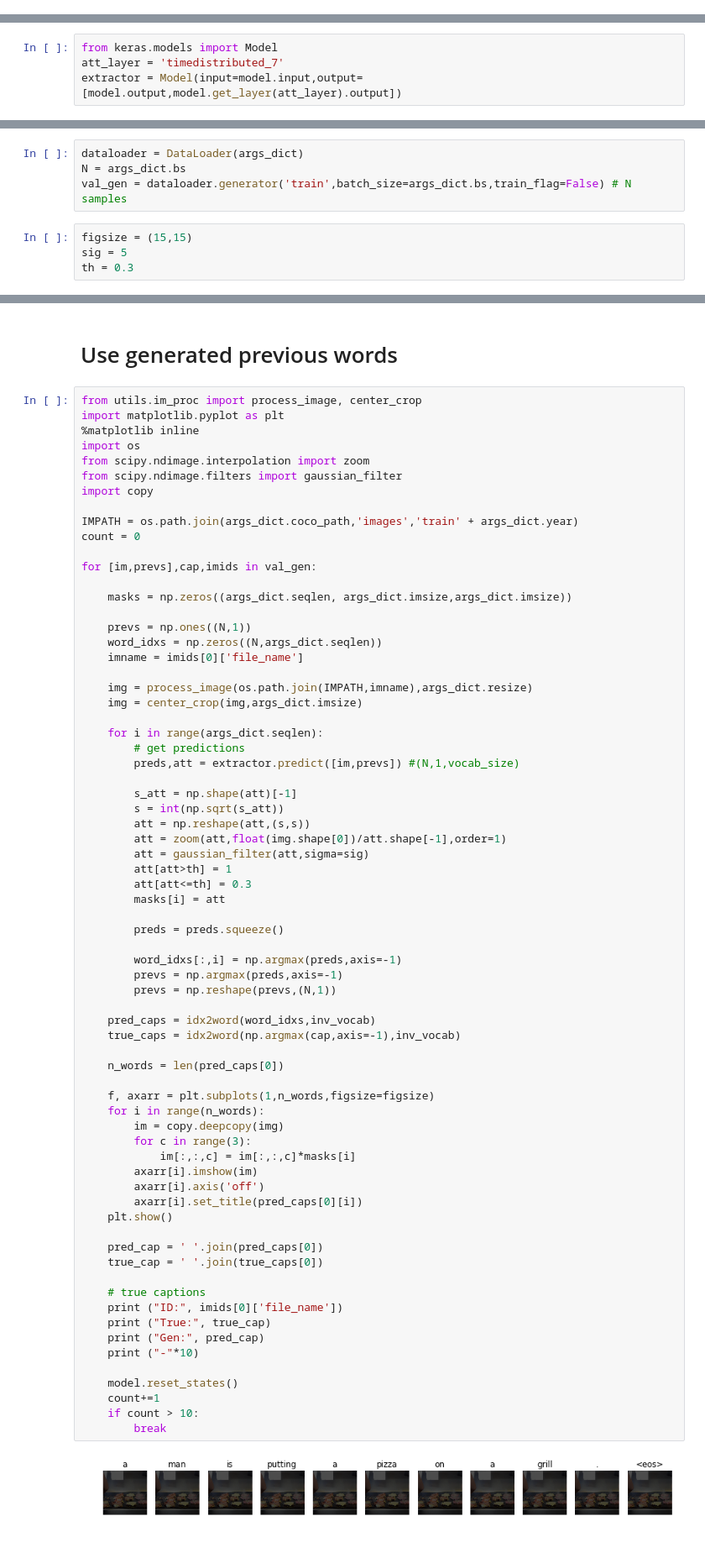
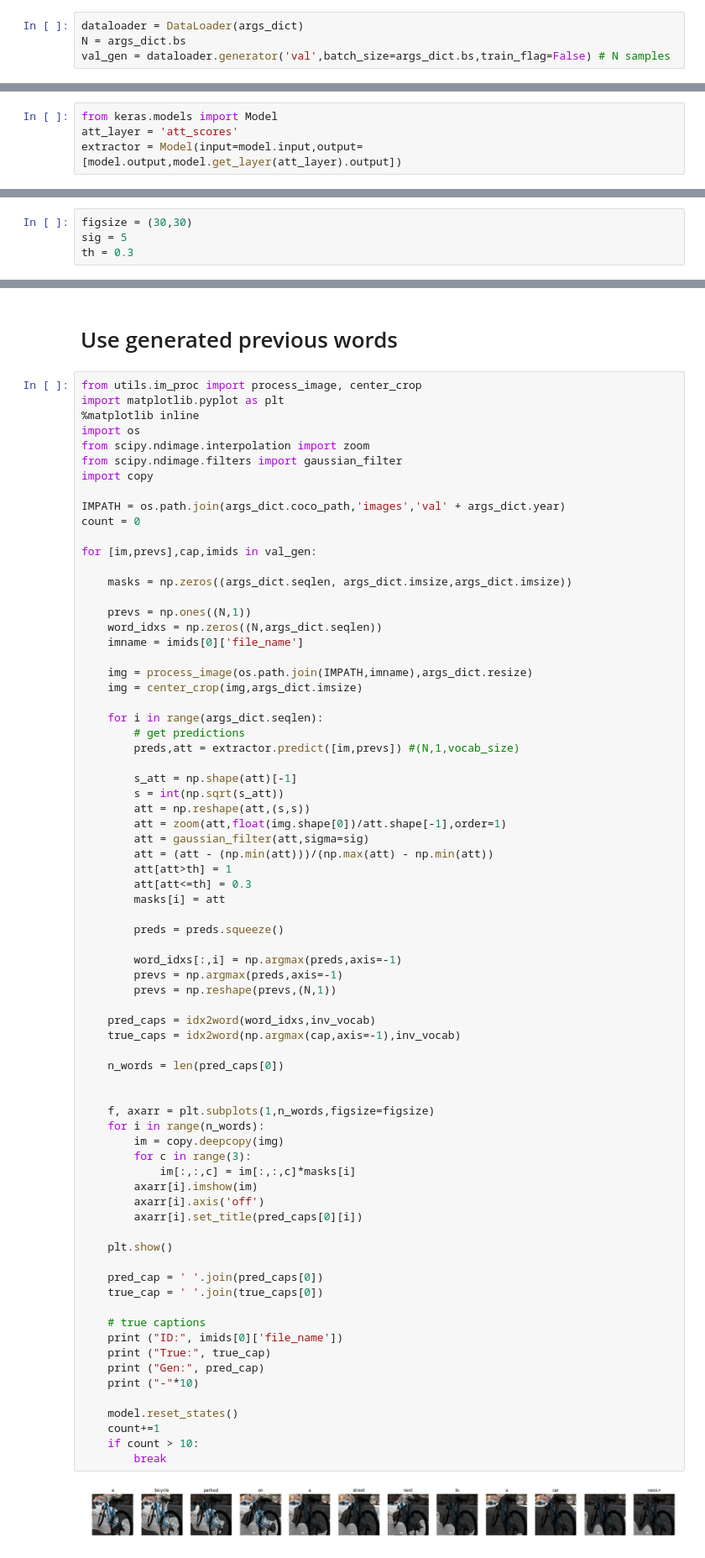
Before and after one commit to amaiasalvador/imcap_keras, a Jupyter notebook: sat_keras/sample_captions.ipynb, the cells around one changed output, grey strips where cells are left out. Shown at 84% size. Drawn from its saved outputs; the diff is of its cells as text.

```diff
--- a/sat_keras/sample_captions.ipynb
+++ b/sat_keras/sample_captions.ipynb
@@ -54,8 +56,12 @@ ________________________________________________________________________________
+# %%
+dataloader = DataLoader(args_dict)
+N = args_dict.bs
+val_gen = dataloader.generator('val',batch_size=args_dict.bs,train_flag=False) # N samples
 # %% [markdown]
 Create the extractor that outputs attention weights and class probabilities
 # %%
 from keras.models import Model
-att_layer = 'timedistributed_7'
+att_layer = 'att_scores'
 extractor = Model(input=model.input,output=[model.output,model.get_layer(att_layer).output])
 # %% [markdown]
 Load the word vocabulary to map idxs to words:
@@ -68,8 +72,4 @@ Initialize the generator to yield samples:
-# %%
-dataloader = DataLoader(args_dict)
-N = args_dict.bs
-val_gen = dataloader.generator('train',batch_size=args_dict.bs,train_flag=False) # N samples
 # %%
-figsize = (15,15)
+figsize = (30,30)
 sig = 5
 th = 0.3
@@ -147,7 +84,7 @@ from scipy.ndimage.interpolation import zoom
 from scipy.ndimage.filters import gaussian_filter
 import copy
 
-IMPATH = os.path.join(args_dict.coco_path,'images','train' + args_dict.year)
+IMPATH = os.path.join(args_dict.coco_path,'images','val' + args_dict.year)
 count = 0
 
 for [im,prevs],cap,imids in val_gen:
@@ -170,6 +107,7 @@ for [im,prevs],cap,imids in val_gen:
         att = np.reshape(att,(s,s))
         att = zoom(att,float(img.shape[0])/att.shape[-1],order=1)
         att = gaussian_filter(att,sigma=sig)
+        att = (att - (np.min(att)))/(np.max(att) - np.min(att))
         att[att>th] = 1
         att[att<=th] = 0.3
         masks[i] = att
@@ -182,31 +120,33 @@ for [im,prevs],cap,imids in val_gen:
 
     pred_caps = idx2word(word_idxs,inv_vocab)
     true_caps = idx2word(np.argmax(cap,axis=-1),inv_vocab)
 
     n_words = len(pred_caps[0])
 
+
     f, axarr = plt.subplots(1,n_words,figsize=figsize)
     for i in range(n_words):
         im = copy.deepcopy(img)
         for c in range(3):
             im[:,:,c] = im[:,:,c]*masks[i]
         axarr[i].imshow(im)
         axarr[i].axis('off')
         axarr[i].set_title(pred_caps[0][i])
+
     plt.show()
 
     pred_cap = ' '.join(pred_caps[0])
     true_cap = ' '.join(true_caps[0])
 
     # true captions
     print ("ID:", imids[0]['file_name'])
     print ("True:", true_cap)
     print ("Gen:", pred_cap)
     print ("-"*10)
 
     model.reset_states()
     count+=1
     if count > 10:
         break
 # %% [output]
-[figure, old version]
+[figure, new version]
```
Also changed, not shown: parts of 7 cells of this notebook, 3 other files.
